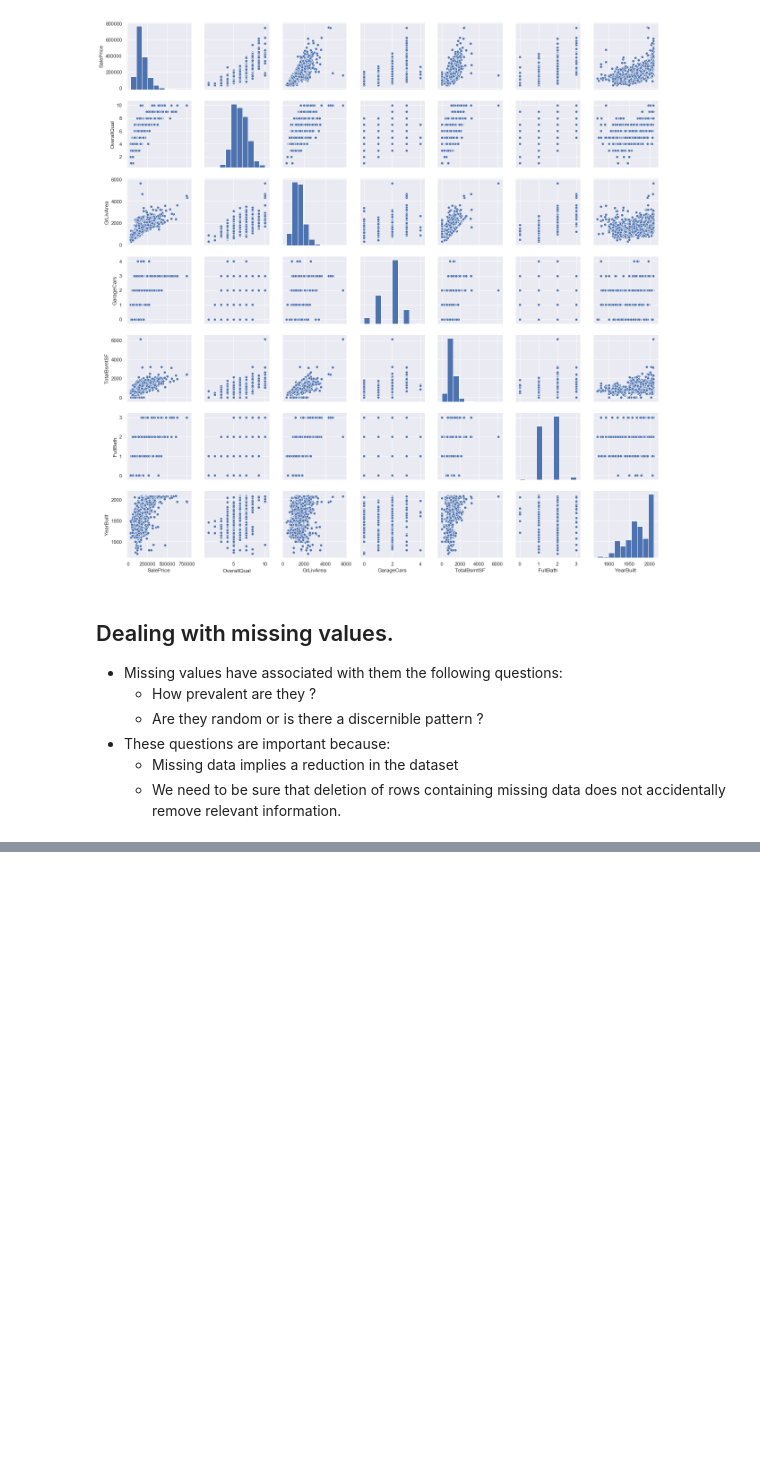
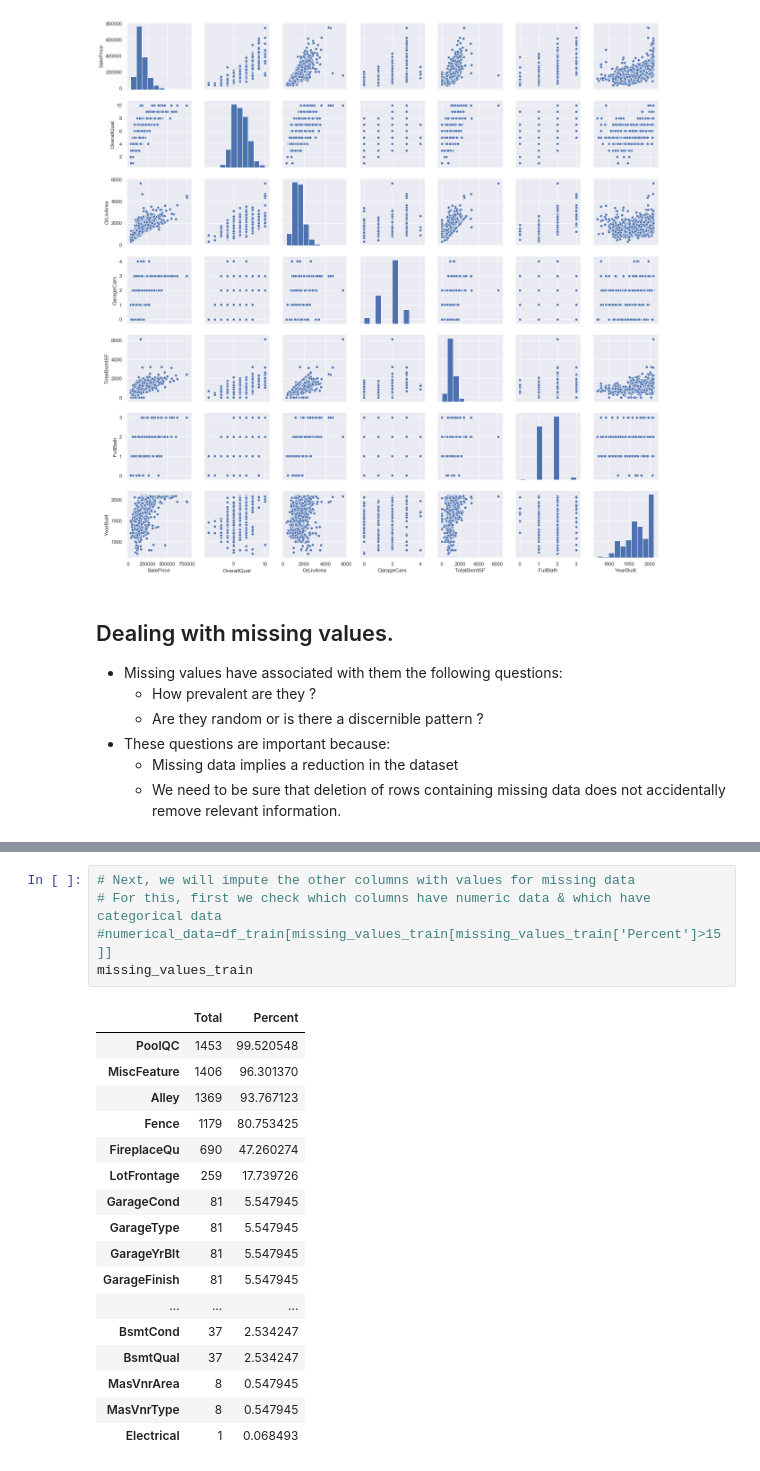
Before and after one commit to sayan31/kaggle-housing-prices-prediction-competition, a Jupyter notebook: housing_prices_predictor_model.ipynb, the cells around one changed output, grey strips where cells are left out. Cells and saved outputs as stored; diff of their text form; blank space fills up the shorter version.

```diff
--- a/housing_prices_predictor_model.ipynb
+++ b/housing_prices_predictor_model.ipynb
@@ -241,0 +262,23 @@ Electrical        1   0.068493
+# %%
+# Next, we will impute the other columns with values for missing data
+# For this, first we check which columns have numeric data & which have categorical data
+#numerical_data=df_train[missing_values_train[missing_values_train['Percent']>15]]
+missing_values_train
+# %% [output]
+|  | Total | Percent |
+| PoolQC | 1453 | 99.520548 |
+| MiscFeature | 1406 | 96.301370 |
+| Alley | 1369 | 93.767123 |
+| Fence | 1179 | 80.753425 |
+| FireplaceQu | 690 | 47.260274 |
+| LotFrontage | 259 | 17.739726 |
+| GarageCond | 81 | 5.547945 |
+| GarageType | 81 | 5.547945 |
+| GarageYrBlt | 81 | 5.547945 |
+| GarageFinish | 81 | 5.547945 |
+| ... | ... | ... |
+| BsmtCond | 37 | 2.534247 |
+| BsmtQual | 37 | 2.534247 |
+| MasVnrArea | 8 | 0.547945 |
+| MasVnrType | 8 | 0.547945 |
+| Electrical | 1 | 0.068493 |
```
Also changed, not shown: parts of 8 cells of this notebook.
